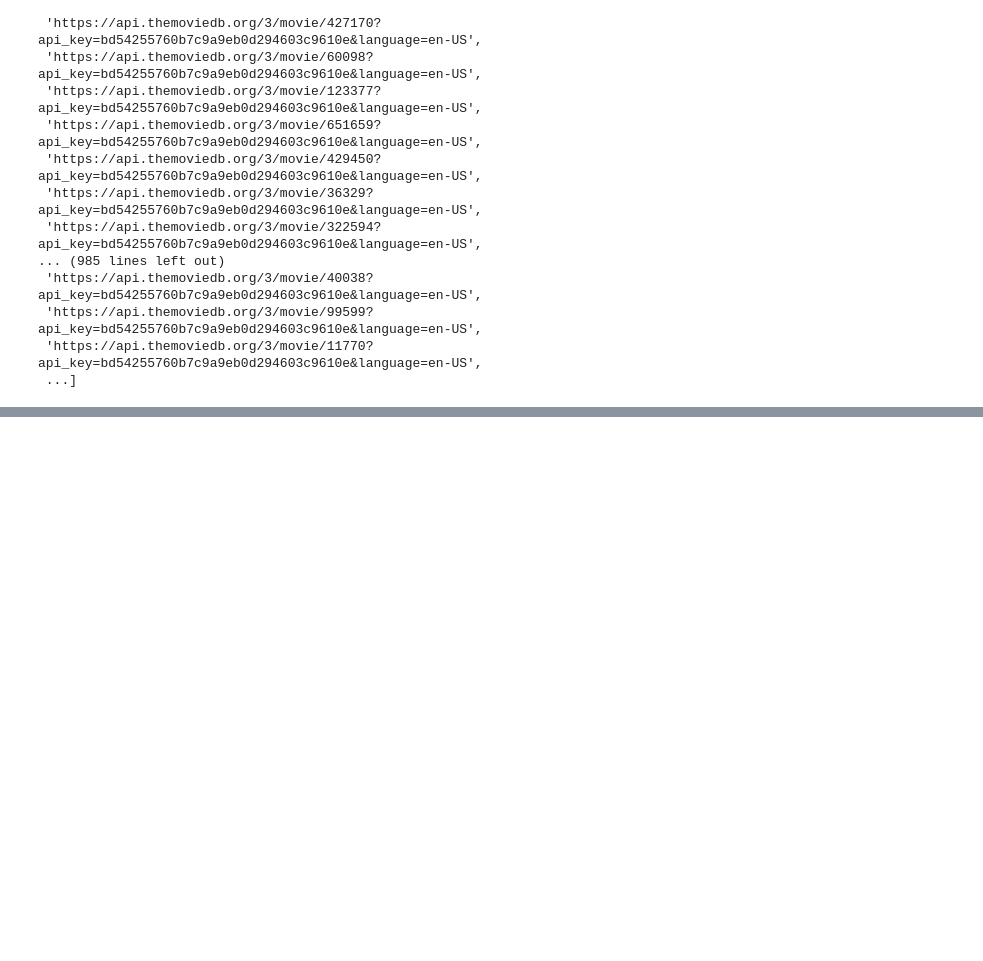
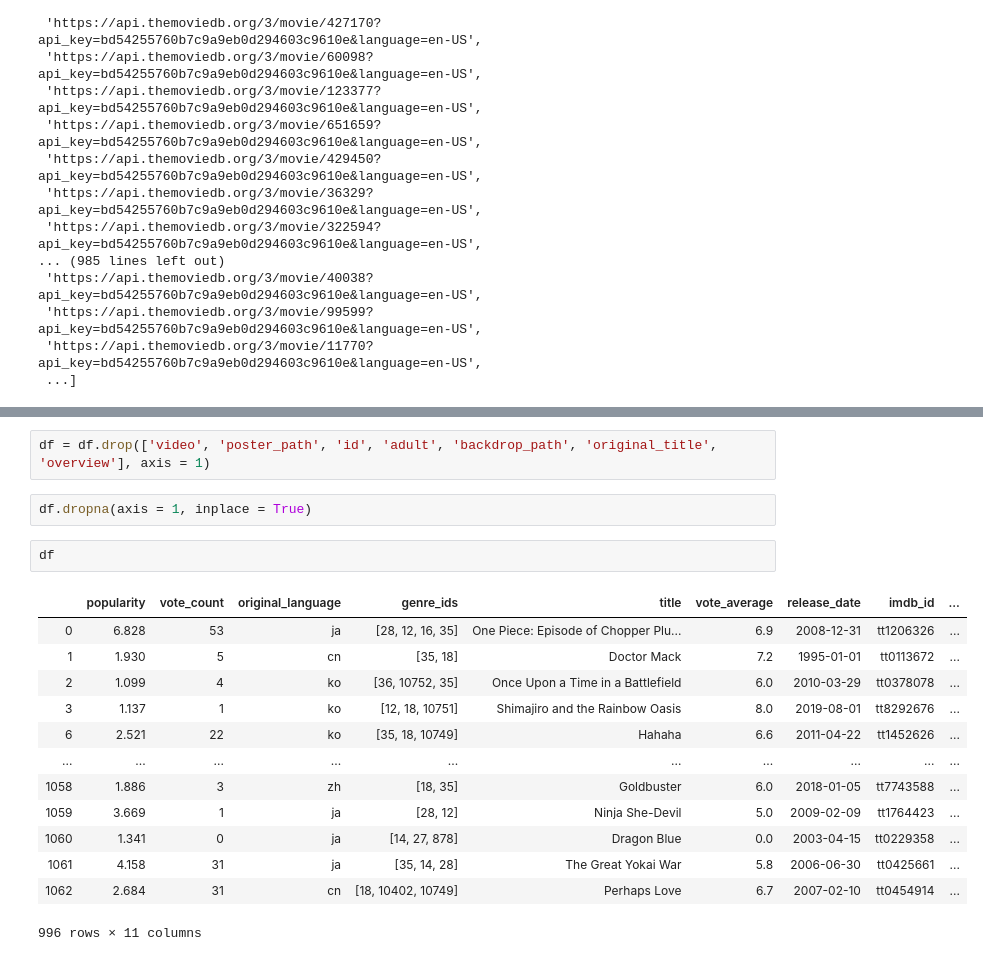
Before and after one commit to bellisor/DS051120-Mod1-Project-Brad-Kenny, a Jupyter notebook: api.ipynb, the cells around one changed output, grey strips where cells are left out. Drawn from its saved outputs; the diff is of its cells as text; blank space fills up the shorter version.

```diff
--- a/api.ipynb
+++ b/api.ipynb
@@ -98,0 +213,20 @@ for link in links:
+# %%
+df = df.drop(['video', 'poster_path', 'id', 'adult', 'backdrop_path', 'original_title', 'overview'], axis = 1)
+# %%
+df.dropna(axis = 1, inplace = True)
+# %%
+df
+# %% [output]
+|  | popularity | vote_count | original_language | genre_ids | title | vote_average | release_date | imdb_id | ... |
+| 0 | 6.828 | 53 | ja | [28, 12, 16, 35] | One Piece: Episode of Chopper Plu... | 6.9 | 2008-12-31 | tt1206326 | ... |
+| 1 | 1.930 | 5 | cn | [35, 18] | Doctor Mack | 7.2 | 1995-01-01 | tt0113672 | ... |
+| 2 | 1.099 | 4 | ko | [36, 10752, 35] | Once Upon a Time in a Battlefield | 6.0 | 2010-03-29 | tt0378078 | ... |
+| 3 | 1.137 | 1 | ko | [12, 18, 10751] | Shimajiro and the Rainbow Oasis | 8.0 | 2019-08-01 | tt8292676 | ... |
+| 6 | 2.521 | 22 | ko | [35, 18, 10749] | Hahaha | 6.6 | 2011-04-22 | tt1452626 | ... |
+| ... | ... | ... | ... | ... | ... | ... | ... | ... | ... |
+| 1058 | 1.886 | 3 | zh | [18, 35] | Goldbuster | 6.0 | 2018-01-05 | tt7743588 | ... |
+| 1059 | 3.669 | 1 | ja | [28, 12] | Ninja She-Devil | 5.0 | 2009-02-09 | tt1764423 | ... |
+| 1060 | 1.341 | 0 | ja | [14, 27, 878] | Dragon Blue | 0.0 | 2003-04-15 | tt0229358 | ... |
+| 1061 | 4.158 | 31 | ja | [35, 14, 28] | The Great Yokai War | 5.8 | 2006-06-30 | tt0425661 | ... |
+| 1062 | 2.684 | 31 | cn | [18, 10402, 10749] | Perhaps Love | 6.7 | 2007-02-10 | tt0454914 | ... |
+996 rows × 11 columns
```
Also changed, not shown: parts of 15 cells of this notebook, 2 other files.
